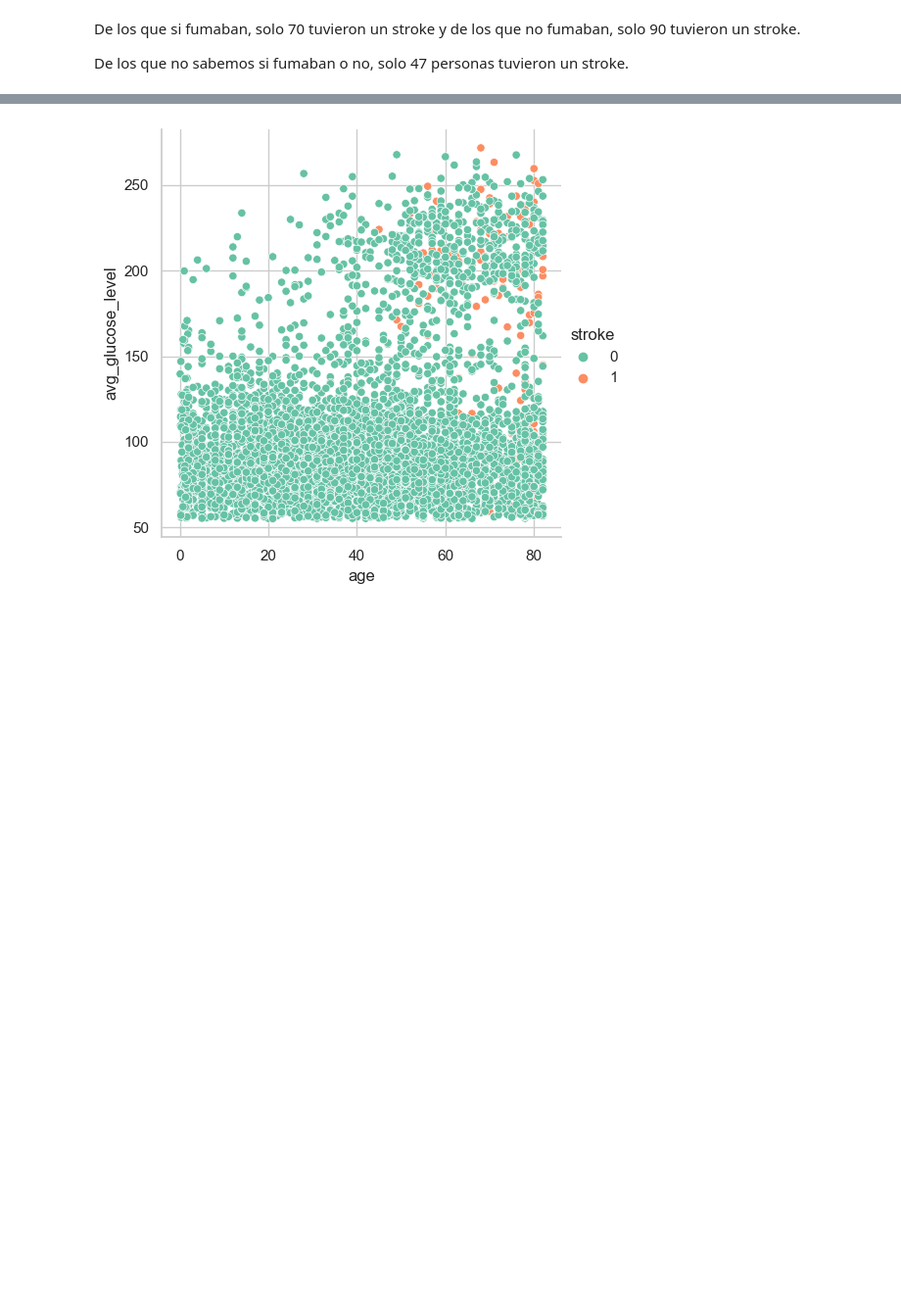
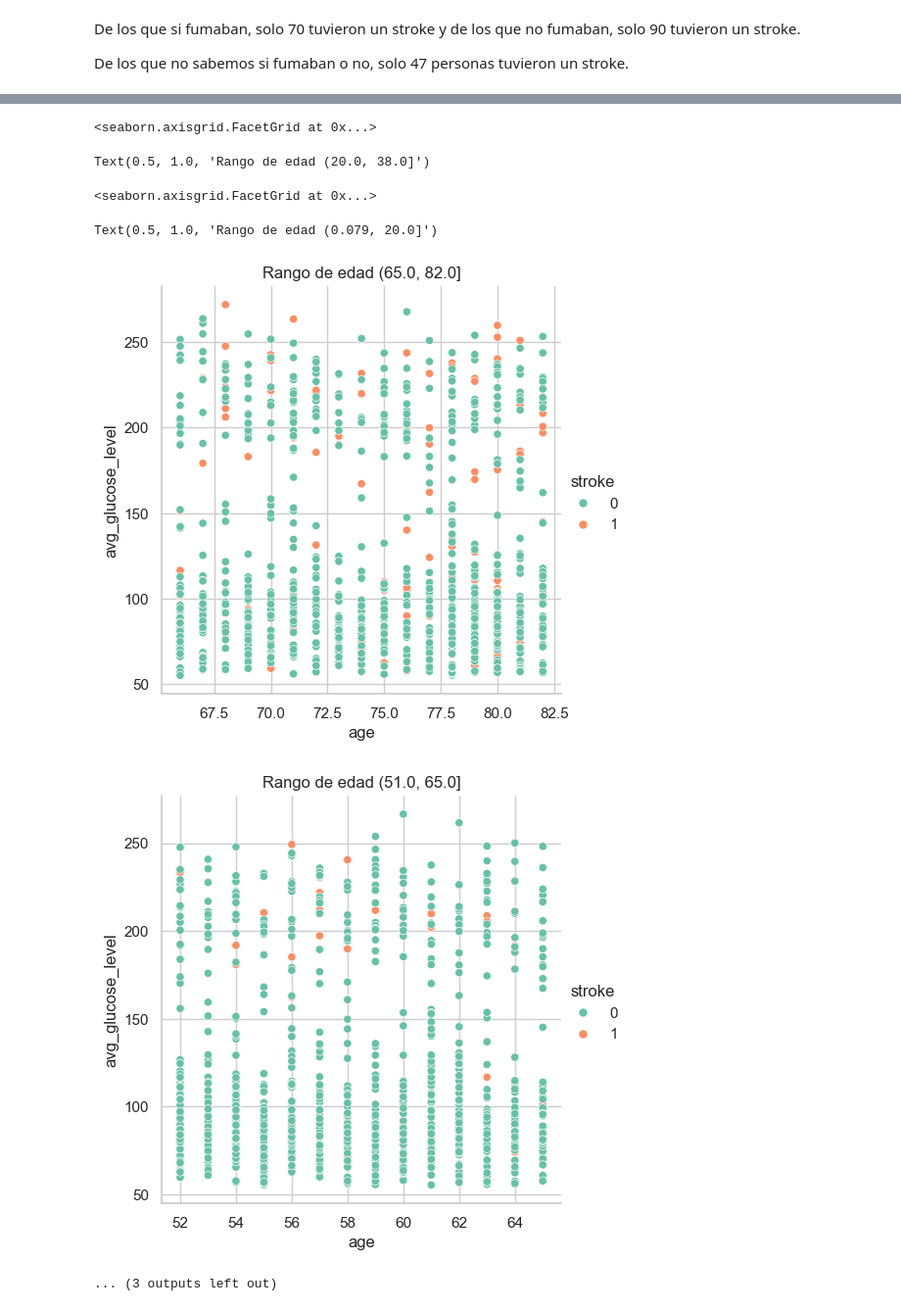
Before and after one commit to Axel2293/PAD, a Jupyter notebook: analisis.ipynb, the cells around one changed output, grey strips where cells are left out. Shown at 98% size. Saved outputs shown, nothing was run; the diff lists cells and outputs as text; code cells hidden in the pictures; blank space fills up the shorter version.

```diff
--- a/analisis.ipynb
+++ b/analisis.ipynb
@@ -1235,0 +1333,6 @@ En cuanto a los fumadores, identificamos una clara diferencia en la curva de str
+# %%
+# Separamos por 3 grupos de edades para poder analizar mejor ya que tenemos muyu pocas personas con stroke=1
+data["age_cut"]=pd.qcut(data.age, q=5)
+age_cuts_vals=data["age_cut"].unique()
+age_cuts_vals[0]
+data["age_cut"].cat.codes.value_counts()
@@ -1236,7 +1347,9 @@ En cuanto a los fumadores, identificamos una clara diferencia en la curva de str
 # %%
-sns.relplot(x="age", y="avg_glucose_level",
+for i in range(len(age_cuts_vals)):
+    sns.relplot(x="age", y='avg_glucose_level',
     hue="stroke",
     palette="Set2",
-    data=data
+    data=data.loc[data['age_cut']== age_cuts_vals[i]]
     );
+    plt.title("Rango de edad "+str(age_cuts_vals[i]))
 # %% [output]
@@ -1243 +1362,7 @@ sns.relplot(x="age", y="avg_glucose_level",
+<seaborn.axisgrid.FacetGrid at 0x...>
+Text(0.5, 1.0, 'Rango de edad (20.0, 38.0]')
+<seaborn.axisgrid.FacetGrid at 0x...>
+Text(0.5, 1.0, 'Rango de edad (0.079, 20.0]')
-[figure, old version]
+[figure, new version]
+[figure, added]
+... (3 outputs left out)
```
Also changed, not shown: parts of 43 cells of this notebook.
